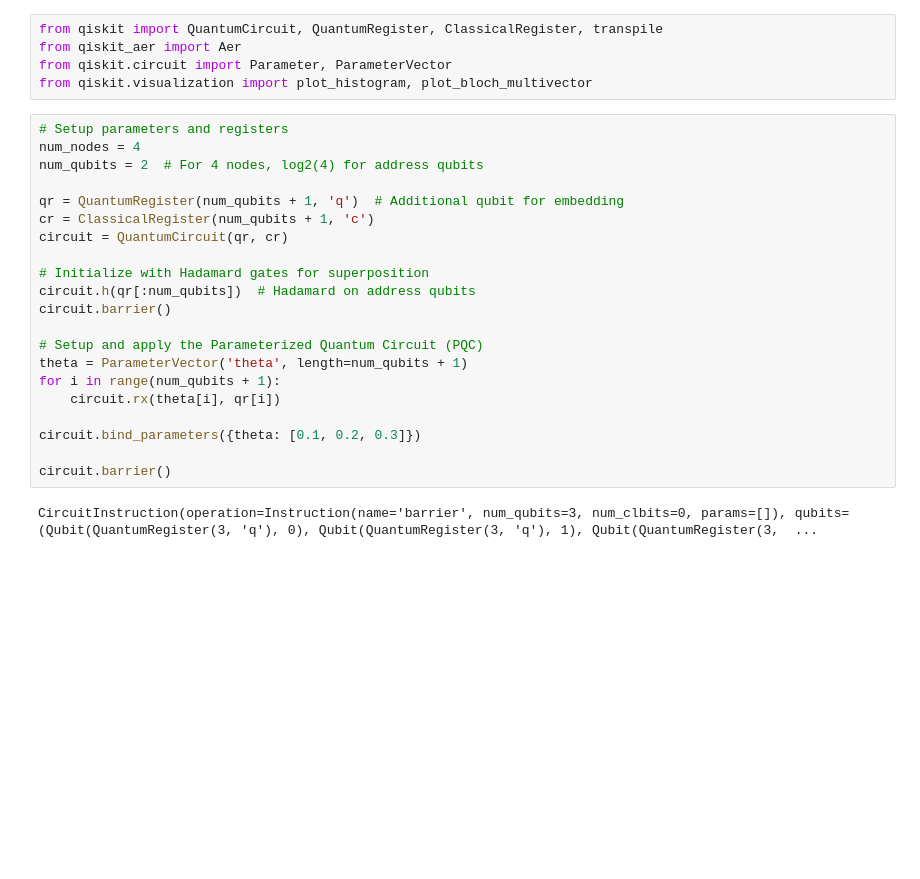
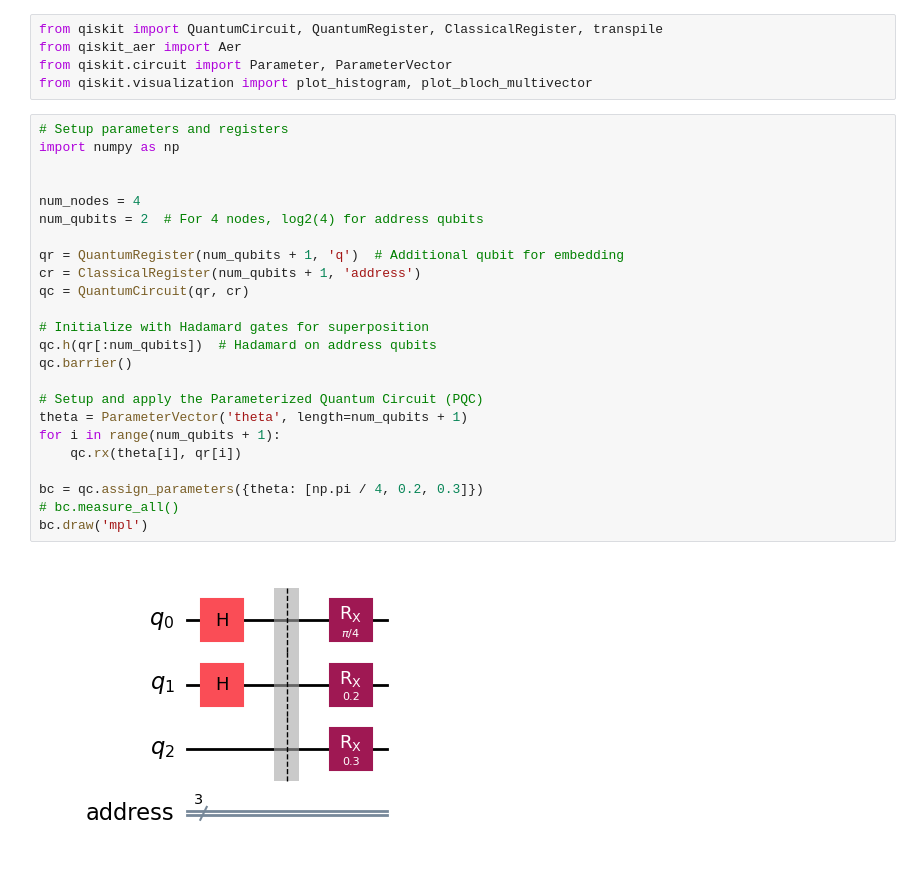
Before and after one commit to acaen007/QuantumPQC, a Jupyter notebook: test2.ipynb, the cells around one changed output. Drawn from its saved outputs; the diff is of its cells as text; blank space fills up the shorter version.

Commit message:
again tried to implement the basic circuit

```diff
--- a/test2.ipynb
+++ b/test2.ipynb
@@ -5,25 +5,28 @@ from qiskit.circuit import Parameter, ParameterVector
 from qiskit.visualization import plot_histogram, plot_bloch_multivector
 # %%
 # Setup parameters and registers
+import numpy as np
+
+
 num_nodes = 4
 num_qubits = 2  # For 4 nodes, log2(4) for address qubits
 
 qr = QuantumRegister(num_qubits + 1, 'q')  # Additional qubit for embedding
-cr = ClassicalRegister(num_qubits + 1, 'c')
-circuit = QuantumCircuit(qr, cr)
+cr = ClassicalRegister(num_qubits + 1, 'address')
+qc = QuantumCircuit(qr, cr)
 
 # Initialize with Hadamard gates for superposition
-circuit.h(qr[:num_qubits])  # Hadamard on address qubits
-circuit.barrier()
+qc.h(qr[:num_qubits])  # Hadamard on address qubits
+qc.barrier()
 
 # Setup and apply the Parameterized Quantum Circuit (PQC)
 theta = ParameterVector('theta', length=num_qubits + 1)
 for i in range(num_qubits + 1):
-    circuit.rx(theta[i], qr[i])
+    qc.rx(theta[i], qr[i])
 
-circuit.bind_parameters({theta: [0.1, 0.2, 0.3]})
-
-circuit.barrier()
+bc = qc.assign_parameters({theta: [np.pi / 4, 0.2, 0.3]})
+# bc.measure_all()
+bc.draw('mpl')
 # %% [output]
-CircuitInstruction(operation=Instruction(name='barrier', num_qubits=3, num_clbits=0, params=[]), qubits=(Qubit(QuantumRegister(3, 'q'), 0), Qubit(QuantumRegister(3, 'q'), 1), Qubit(QuantumRegister(3,  ...
+[figure, added]
 # %%
```
Also changed, not shown: parts of 1 cell of this notebook, 2 other files.
